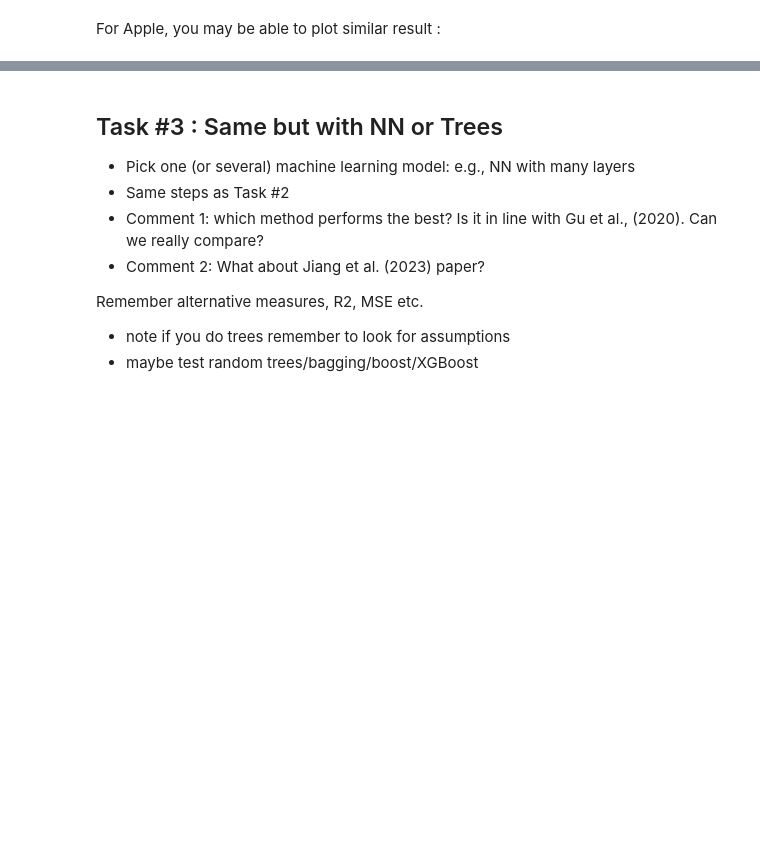
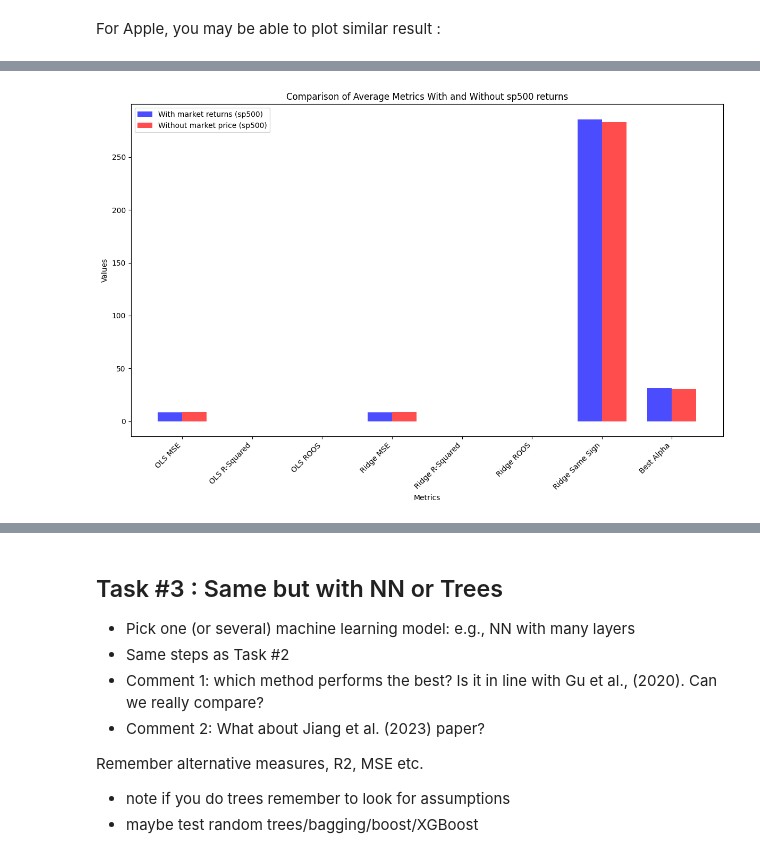
Before and after one commit to bubuzhang2002/Finance-with-Big-Data-PC-labs, a Jupyter notebook: PC labs/PC lab4.ipynb, the cells around one changed output, grey strips where cells are left out. Cells and saved outputs as stored; diff of their text form; code cells hidden in the pictures; blank space fills up the shorter version.

```diff
--- a/PC labs/PC lab4.ipynb
+++ b/PC labs/PC lab4.ipynb
@@ -730,0 +628,3 @@ plot_all_stock_predictions(roos_values, scaled_data)
+# %%
+results = model_making(stock_list, lagged_data)
+results
@@ -732,0 +829,16 @@ plot_all_stock_predictions(roos_values, scaled_data)
+# %%
+average_market = {
+    'Stock': ['Average'],
+    'OLS MSE': [results_w_market['OLS MSE'].mean()],
+    'OLS R-Squared': [results_w_market['OLS R-Squared'].mean()],
+    'OLS ROOS': [results_w_market['OLS ROOS'].mean()],
+    'OLS Same Sign': [results_w_market['OLS Same Sign'].mean()],
+    'Ridge MSE': [results_w_market['Ridge MSE'].mean()],
+    'Ridge R-Squared': [results_w_market['Ridge R-Squared'].mean()],
+    'Ridge ROOS': [results_w_market['Ridge ROOS'].mean()],
+    'Ridge Same Sign': [results_w_market['Ridge Same Sign'].mean()],
+    'Best Alpha': [results_w_market['Best Alpha'].mean()]
+}
+
+average_row_market = pd.DataFrame(average_market)
+average_row_market
@@ -732,0 +848,32 @@ plot_all_stock_predictions(roos_values, scaled_data)
+# %%
+# Making a plot to more easily compare
+metrics = ['OLS MSE', 'OLS R-Squared', 'OLS ROOS','Ridge MSE', 'Ridge R-Squared', 'Ridge ROOS', 'Ridge Same Sign', 'Best Alpha']
+
+# Extract values for both scenarios
+averages_with_sp500 = [average_row_market[metric].values[0] for metric in metrics]
+averages_without_sp500 = [average_row[metric].values[0] for metric in metrics]
+
+# Create a figure for the plot
+fig, ax = plt.subplots(figsize=(12, 8))
+
+# Bar width
+bar_width = 0.35
+x = range(len(metrics))
+
+# Plotting the bars
+bars1 = ax.bar(x, averages_with_sp500, bar_width, label='With market returns (sp500)', alpha=0.7, color='blue')
+bars2 = ax.bar([i + bar_width for i in x], averages_without_sp500, bar_width, label='Without market price (sp500)', alpha=0.7, color='red')
+
+# Adding labels and title
+ax.set_xlabel('Metrics')
+ax.set_ylabel('Values')
+ax.set_title('Comparison of Average Metrics With and Without sp500 returns')
+ax.set_xticks([i + bar_width / 2 for i in x])
+ax.set_xticklabels(metrics, rotation=45, ha='right')
+ax.legend()
+
+# Display the plot
+plt.tight_layout()
+plt.show()
+# %% [output]
+[figure, added]
```
Also changed, not shown: parts of 33 cells of this notebook.
